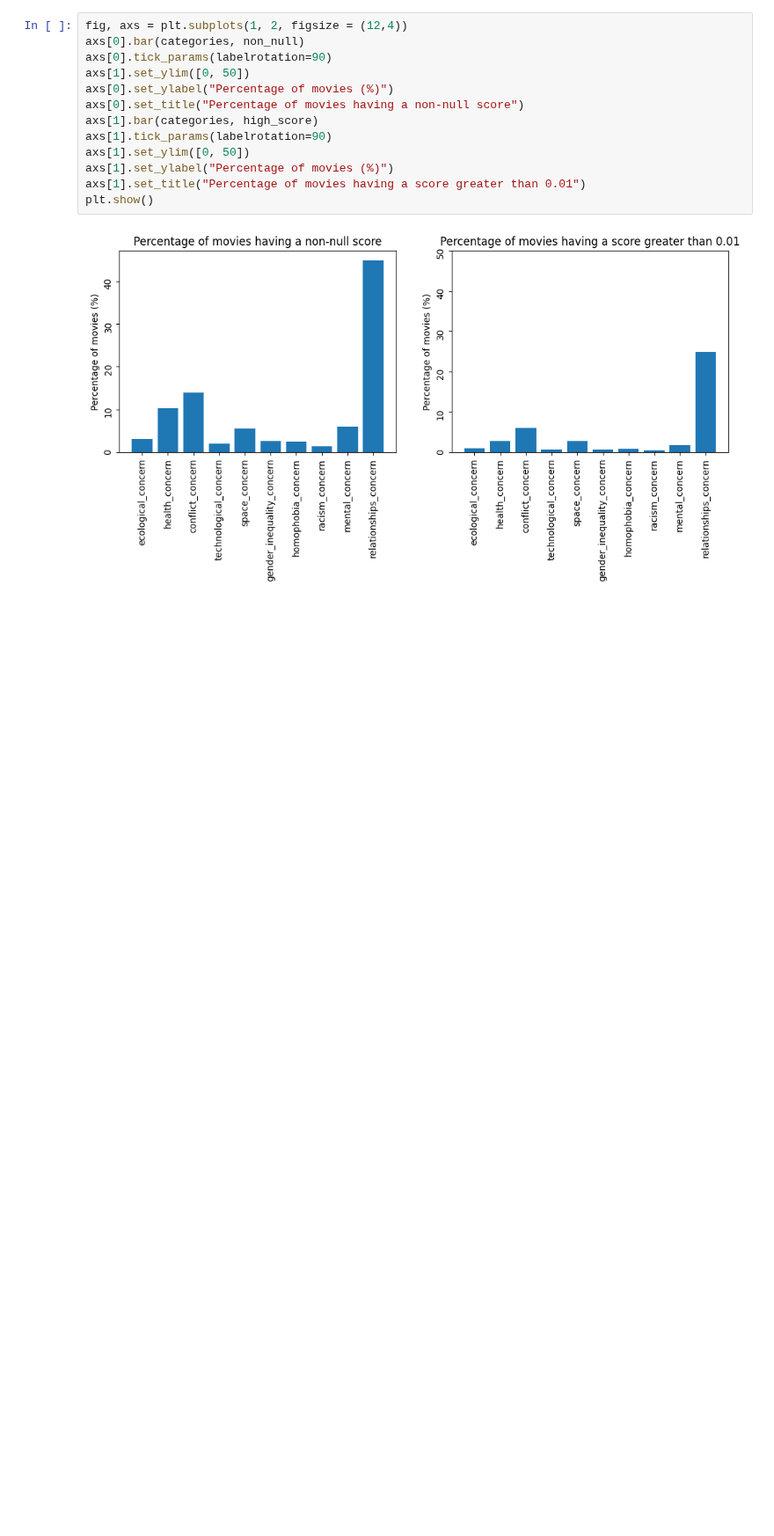
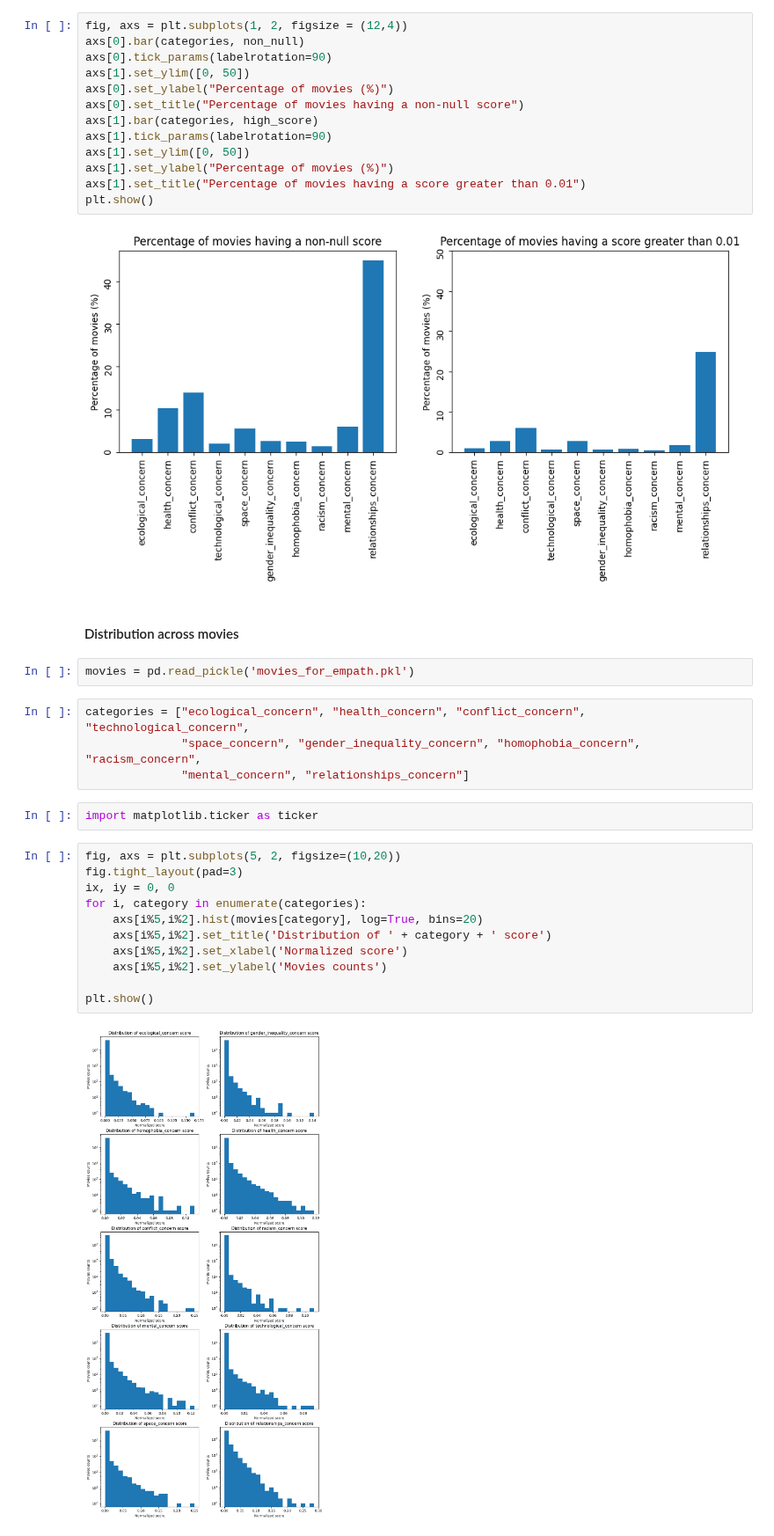
Before and after one commit to salome-baup/ada-2022-project-adaccord, a Jupyter notebook: categoriesConcern.ipynb, the cells around one changed output. Shown at 88% size. Cells and saved outputs as stored; diff of their text form; blank space fills up the shorter version.

```diff
--- a/categoriesConcern.ipynb
+++ b/categoriesConcern.ipynb
@@ -248,3 +248,26 @@ axs[1].set_title("Percentage of movies having a score greater than 0.01")
 plt.show()
 # %% [output]
 [figure]
+# %% [markdown]
+#### Distribution across movies
+# %%
+movies = pd.read_pickle('movies_for_empath.pkl')
+# %%
+categories = ["ecological_concern", "health_concern", "conflict_concern", "technological_concern",
+              "space_concern", "gender_inequality_concern", "homophobia_concern", "racism_concern",
+              "mental_concern", "relationships_concern"]
+# %%
+import matplotlib.ticker as ticker
+# %%
+fig, axs = plt.subplots(5, 2, figsize=(10,20))
+fig.tight_layout(pad=3)
+ix, iy = 0, 0
+for i, category in enumerate(categories):
+    axs[i%5,i%2].hist(movies[category], log=True, bins=20)
+    axs[i%5,i%2].set_title('Distribution of ' + category + ' score')
+    axs[i%5,i%2].set_xlabel('Normalized score')
+    axs[i%5,i%2].set_ylabel('Movies counts')
+
+plt.show()
+# %% [output]
+[figure, added]
```
Also changed, not shown: parts of 6 cells of this notebook.
